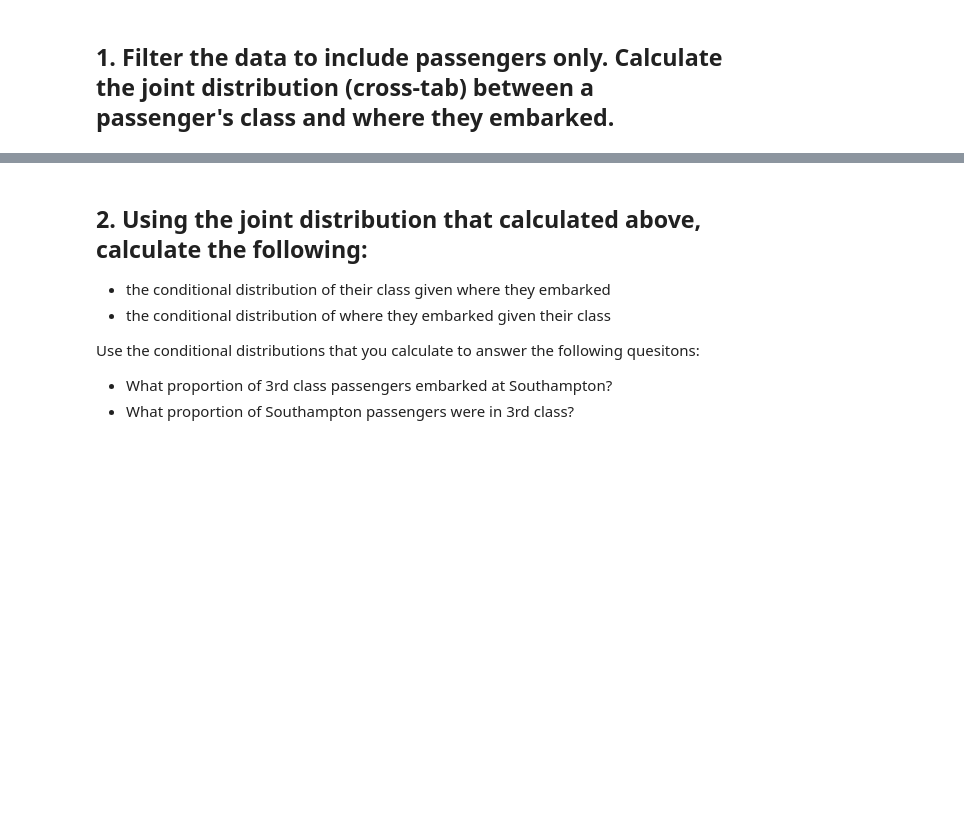
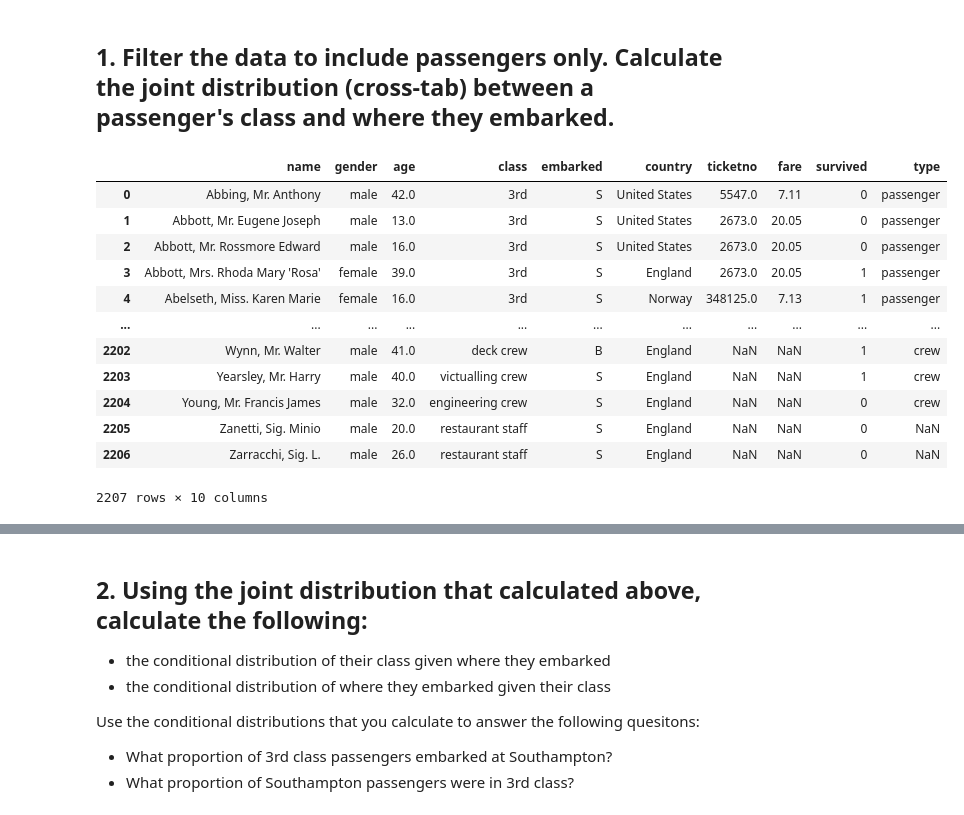
Before and after one commit to ulisesjcaroflores/Week2-GSB530F25, a Jupyter notebook: Titanic_Wrangling.ipynb, the cells around one changed output, grey strips where cells are left out. Cells and saved outputs as stored; diff of their text form; code cells hidden in the pictures; blank space fills up the shorter version.

```diff
--- a/Titanic_Wrangling.ipynb
+++ b/Titanic_Wrangling.ipynb
@@ -36,0 +35,25 @@ df_titanic.head(20)
+# %%
+df_titanic["type"] = df_titanic["class"].map({
+    "1st": "passenger",
+    "2nd": "passenger",
+    "3rd": "passenger",
+    "victualling crew": "crew",
+    "engineering crew": "crew",
+    "deck crew": "crew"
+})
+
+df_titanic
+# %% [output]
+|  | name | gender | age | class | embarked | country | ticketno | fare | survived | type |
+| 0 | Abbing, Mr. Anthony | male | 42.0 | 3rd | S | United States | 5547.0 | 7.11 | 0 | passenger |
+| 1 | Abbott, Mr. Eugene Joseph | male | 13.0 | 3rd | S | United States | 2673.0 | 20.05 | 0 | passenger |
+| 2 | Abbott, Mr. Rossmore Edward | male | 16.0 | 3rd | S | United States | 2673.0 | 20.05 | 0 | passenger |
+| 3 | Abbott, Mrs. Rhoda Mary 'Rosa' | female | 39.0 | 3rd | S | England | 2673.0 | 20.05 | 1 | passenger |
+| 4 | Abelseth, Miss. Karen Marie | female | 16.0 | 3rd | S | Norway | 348125.0 | 7.13 | 1 | passenger |
+| ... | ... | ... | ... | ... | ... | ... | ... | ... | ... | ... |
+| 2202 | Wynn, Mr. Walter | male | 41.0 | deck crew | B | England | NaN | NaN | 1 | crew |
+| 2203 | Yearsley, Mr. Harry | male | 40.0 | victualling crew | S | England | NaN | NaN | 1 | crew |
+| 2204 | Young, Mr. Francis James | male | 32.0 | engineering crew | S | England | NaN | NaN | 0 | crew |
+| 2205 | Zanetti, Sig. Minio | male | 20.0 | restaurant staff | S | England | NaN | NaN | 0 | NaN |
+| 2206 | Zarracchi, Sig. L. | male | 26.0 | restaurant staff | S | England | NaN | NaN | 0 | NaN |
+2207 rows × 10 columns
```
Also changed, not shown: parts of 11 cells of this notebook.
